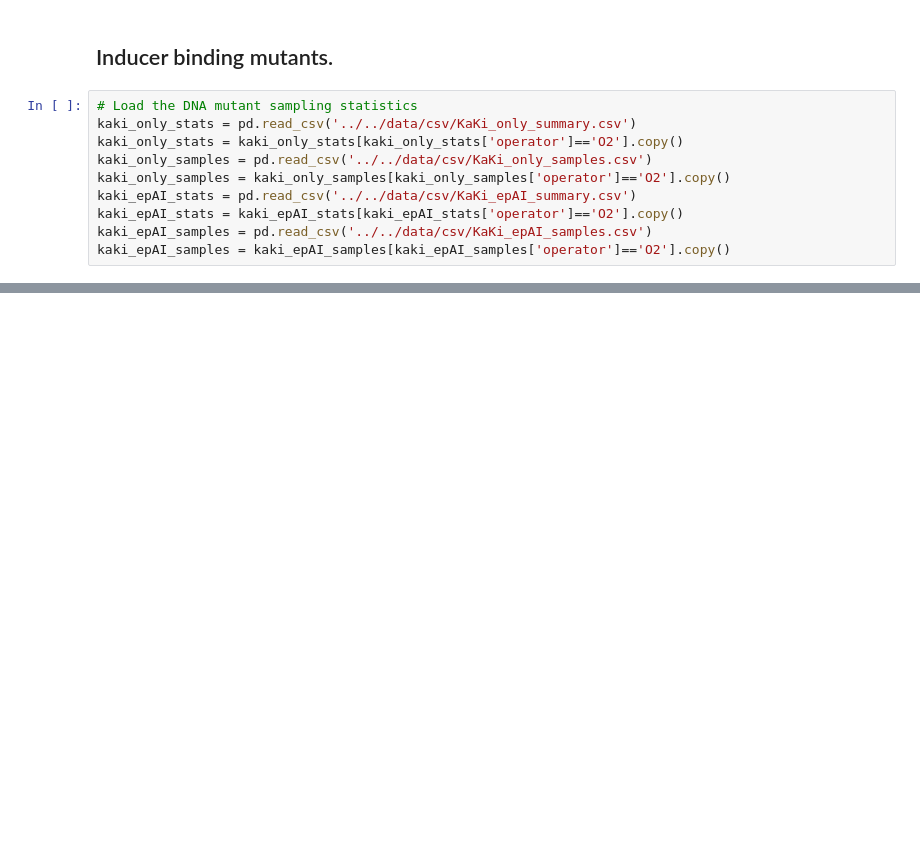
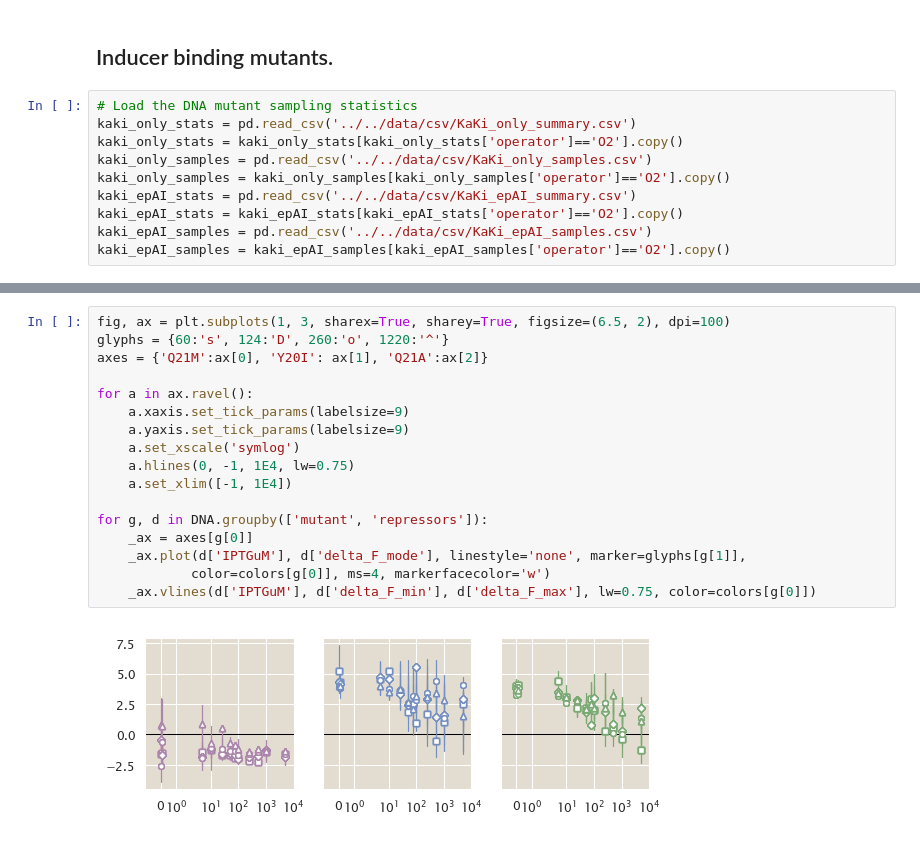
Before and after one commit to RPGroup-PBoC/mwc_mutants, a Jupyter notebook: code/sandbox/empirical_F_data.ipynb, the cells around one changed output, grey strips where cells are left out. Cells and saved outputs as stored; diff of their text form; blank space fills up the shorter version.

```diff
--- a/code/sandbox/empirical_F_data.ipynb
+++ b/code/sandbox/empirical_F_data.ipynb
@@ -274,0 +374,19 @@ plt.savefig('../../figures/IND_delta_F.pdf', bbox_inches='tight')
+# %%
+fig, ax = plt.subplots(1, 3, sharex=True, sharey=True, figsize=(6.5, 2), dpi=100)
+glyphs = {60:'s', 124:'D', 260:'o', 1220:'^'}
+axes = {'Q21M':ax[0], 'Y20I': ax[1], 'Q21A':ax[2]}
+
+for a in ax.ravel():
+    a.xaxis.set_tick_params(labelsize=9)
+    a.yaxis.set_tick_params(labelsize=9)
+    a.set_xscale('symlog')
+    a.hlines(0, -1, 1E4, lw=0.75)
+    a.set_xlim([-1, 1E4])
+
+for g, d in DNA.groupby(['mutant', 'repressors']):
+    _ax = axes[g[0]]
+    _ax.plot(d['IPTGuM'], d['delta_F_mode'], linestyle='none', marker=glyphs[g[1]],
+            color=colors[g[0]], ms=4, markerfacecolor='w')
+    _ax.vlines(d['IPTGuM'], d['delta_F_min'], d['delta_F_max'], lw=0.75, color=colors[g[0]])
+# %% [output]
+[figure, added]
```
Also changed, not shown: parts of 9 cells of this notebook, 6 other files.
